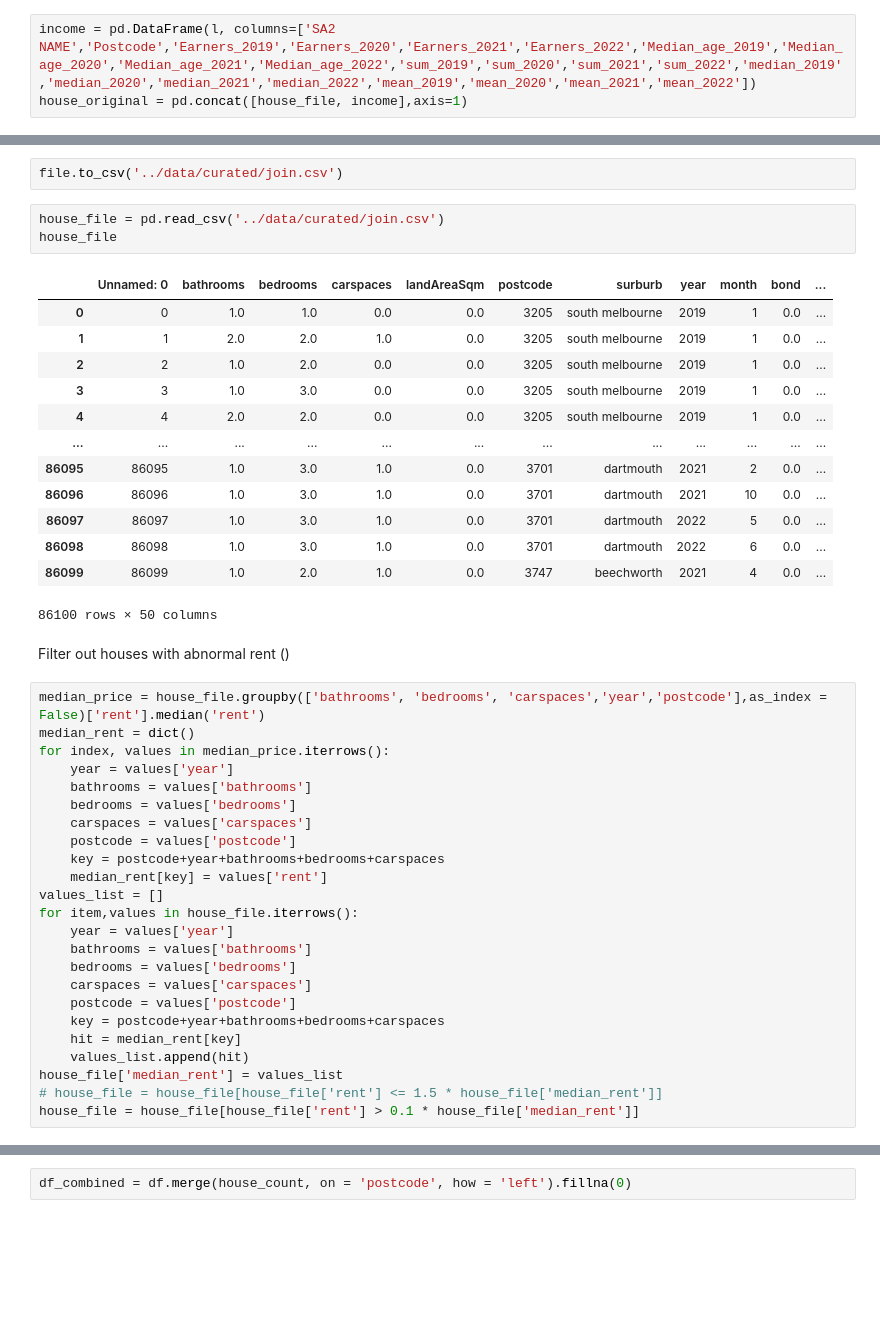
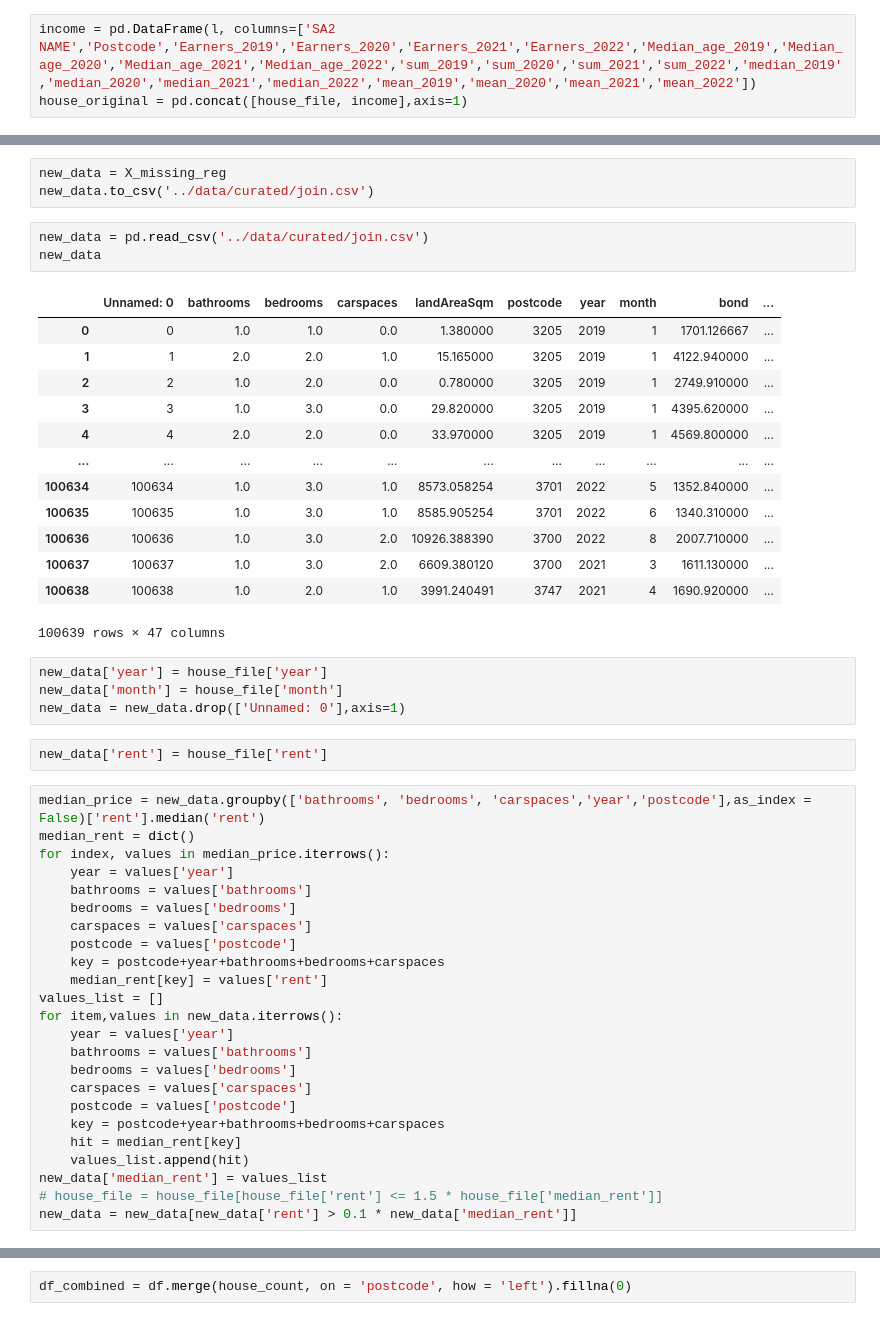
Before and after one commit to MAST30034-Applied-Data-Science/generic-real-estate-consulting-project-group-12, a Jupyter notebook: notebooks/prediction_shirley.ipynb, the cells around one changed output, grey strips where cells are left out. Drawn from its saved outputs; the diff is of its cells as text; blank space fills up the shorter version.

```diff
--- a/notebooks/prediction_shirley.ipynb
+++ b/notebooks/prediction_shirley.ipynb
@@ -109,26 +135,31 @@ file
 # %%
-file.to_csv('../data/curated/join.csv')
+new_data = X_missing_reg
+new_data.to_csv('../data/curated/join.csv')
 # %%
-house_file = pd.read_csv('../data/curated/join.csv')
-house_file
+new_data = pd.read_csv('../data/curated/join.csv')
+new_data
 # %% [output]
-|  | Unnamed: 0 | bathrooms | bedrooms | carspaces | landAreaSqm | postcode | surburb | year | month | bond | ... |
-| 0 | 0 | 1.0 | 1.0 | 0.0 | 0.0 | 3205 | south melbourne | 2019 | 1 | 0.0 | ... |
-| 1 | 1 | 2.0 | 2.0 | 1.0 | 0.0 | 3205 | south melbourne | 2019 | 1 | 0.0 | ... |
-| 2 | 2 | 1.0 | 2.0 | 0.0 | 0.0 | 3205 | south melbourne | 2019 | 1 | 0.0 | ... |
-| 3 | 3 | 1.0 | 3.0 | 0.0 | 0.0 | 3205 | south melbourne | 2019 | 1 | 0.0 | ... |
-| 4 | 4 | 2.0 | 2.0 | 0.0 | 0.0 | 3205 | south melbourne | 2019 | 1 | 0.0 | ... |
-| ... | ... | ... | ... | ... | ... | ... | ... | ... | ... | ... | ... |
-| 86095 | 86095 | 1.0 | 3.0 | 1.0 | 0.0 | 3701 | dartmouth | 2021 | 2 | 0.0 | ... |
-| 86096 | 86096 | 1.0 | 3.0 | 1.0 | 0.0 | 3701 | dartmouth | 2021 | 10 | 0.0 | ... |
-| 86097 | 86097 | 1.0 | 3.0 | 1.0 | 0.0 | 3701 | dartmouth | 2022 | 5 | 0.0 | ... |
-| 86098 | 86098 | 1.0 | 3.0 | 1.0 | 0.0 | 3701 | dartmouth | 2022 | 6 | 0.0 | ... |
-| 86099 | 86099 | 1.0 | 2.0 | 1.0 | 0.0 | 3747 | beechworth | 2021 | 4 | 0.0 | ... |
+|  | Unnamed: 0 | bathrooms | bedrooms | carspaces | landAreaSqm | postcode | year | month | bond | ... |
+| 0 | 0 | 1.0 | 1.0 | 0.0 | 1.380000 | 3205 | 2019 | 1 | 1701.126667 | ... |
+| 1 | 1 | 2.0 | 2.0 | 1.0 | 15.165000 | 3205 | 2019 | 1 | 4122.940000 | ... |
+| 2 | 2 | 1.0 | 2.0 | 0.0 | 0.780000 | 3205 | 2019 | 1 | 2749.910000 | ... |
+| 3 | 3 | 1.0 | 3.0 | 0.0 | 29.820000 | 3205 | 2019 | 1 | 4395.620000 | ... |
+| 4 | 4 | 2.0 | 2.0 | 0.0 | 33.970000 | 3205 | 2019 | 1 | 4569.800000 | ... |
+| ... | ... | ... | ... | ... | ... | ... | ... | ... | ... | ... |
+| 100634 | 100634 | 1.0 | 3.0 | 1.0 | 8573.058254 | 3701 | 2022 | 5 | 1352.840000 | ... |
+| 100635 | 100635 | 1.0 | 3.0 | 1.0 | 8585.905254 | 3701 | 2022 | 6 | 1340.310000 | ... |
+| 100636 | 100636 | 1.0 | 3.0 | 2.0 | 10926.388390 | 3700 | 2022 | 8 | 2007.710000 | ... |
+| 100637 | 100637 | 1.0 | 3.0 | 2.0 | 6609.380120 | 3700 | 2021 | 3 | 1611.130000 | ... |
+| 100638 | 100638 | 1.0 | 2.0 | 1.0 | 3991.240491 | 3747 | 2021 | 4 | 1690.920000 | ... |
-86100 rows × 50 columns
+100639 rows × 47 columns
-# %% [markdown]
-Filter out houses with abnormal rent ()
+# %%
+new_data['year'] = house_file['year']
+new_data['month'] = house_file['month']
+new_data = new_data.drop(['Unnamed: 0'],axis=1)
+# %%
+new_data['rent'] = house_file['rent']
 # %%
-median_price = house_file.groupby(['bathrooms', 'bedrooms', 'carspaces','year','postcode'],as_index = False)['rent'].median('rent')
+median_price = new_data.groupby(['bathrooms', 'bedrooms', 'carspaces','year','postcode'],as_index = False)['rent'].median('rent')
 median_rent = dict()
 for index, values in median_price.iterrows():
     year = values['year']
@@ -139,7 +170,7 @@ for index, values in median_price.iterrows():
     key = postcode+year+bathrooms+bedrooms+carspaces
     median_rent[key] = values['rent']
 values_list = []
-for item,values in house_file.iterrows():
+for item,values in new_data.iterrows():
     year = values['year']
     bathrooms = values['bathrooms']
     bedrooms = values['bedrooms']
@@ -148,6 +179,6 @@ for item,values in house_file.iterrows():
     key = postcode+year+bathrooms+bedrooms+carspaces
     hit = median_rent[key]
     values_list.append(hit)
-house_file['median_rent'] = values_list
+new_data['median_rent'] = values_list
 # house_file = house_file[house_file['rent'] <= 1.5 * house_file['median_rent']]
-house_file = house_file[house_file['rent'] > 0.1 * house_file['median_rent']]
+new_data = new_data[new_data['rent'] > 0.1 * new_data['median_rent']]
```
Also changed, not shown: parts of 33 cells of this notebook.
